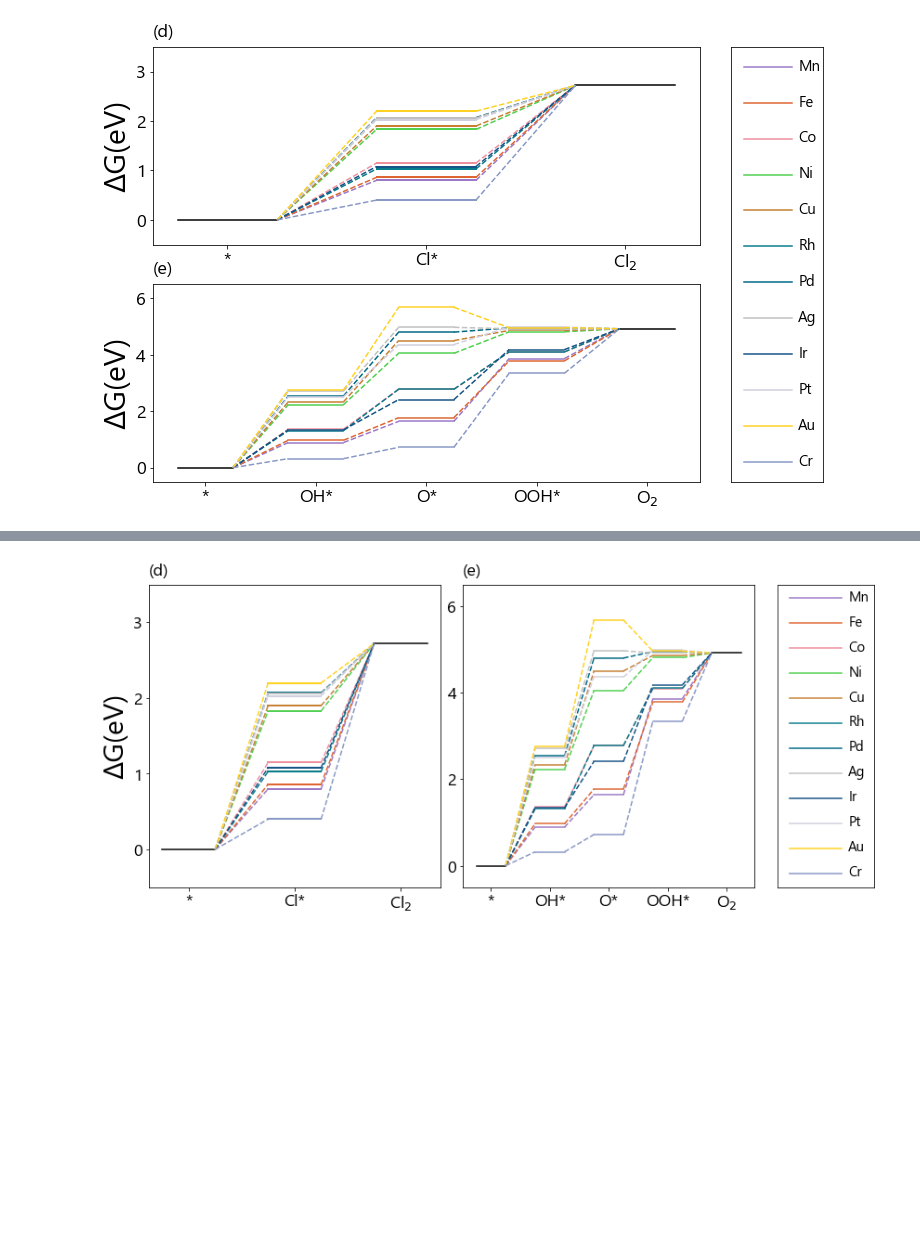
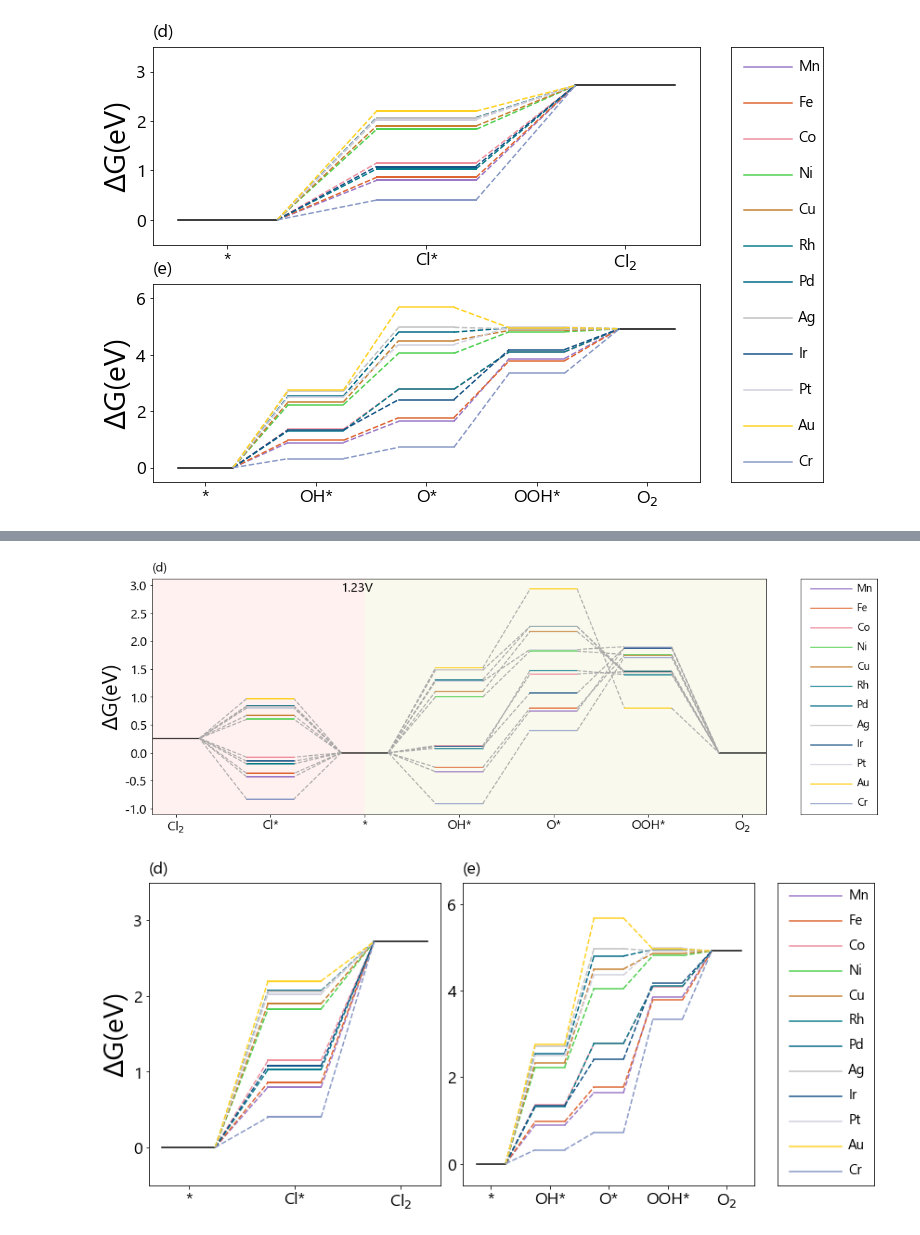
Before and after one commit to hjyang2798/CER_repository_CCEL, a Jupyter notebook: figure_add.ipynb, the cells around one changed output, grey strips where cells are left out. Cells and saved outputs as stored; diff of their text form; code cells hidden in the pictures; blank space fills up the shorter version.

```diff
--- a/figure_add.ipynb
+++ b/figure_add.ipynb
@@ -414,0 +501,91 @@ for i, value in enumerate(df_n4.values) :
+# %%
+voltage = 1.23 # V
+OER_bgcolor = 'beige'
+CER_bgcolor = 'mistyrose'
+
+
+
+
+fig = plt.figure(figsize=(18,6))
+
+gs = gridspec.GridSpec(nrows=1, # row 몇 개
+                       ncols=2, # col 몇 개
+                       width_ratios=[16,2]
+                      )
+ax1 = fig.add_subplot(gs[0,0])
+ax3 = fig.add_subplot(gs[0,1])
+ax3.tick_params(labelcolor='w', top=False, bottom=False, left=False, right=False)
+
+fig.subplots_adjust(wspace=0.1)
+
+ax1.set_xticks([-3.5,-1.5,0.5,2.5,4.5,6.5,8.5])
+ax1.set_xticklabels(['Cl$_2$','Cl*','*','OH*','O*','OOH*','O$_2$'], fontproperties=prop3)
+
+
+# background 색깔지정
+ax1.margins(0) # remove default margins (matplotlib verision 2+)
+
+ax1.axvspan(-4,.5, facecolor=CER_bgcolor, alpha=0.5)
+ax1.axvspan(.5, 9, facecolor=OER_bgcolor , alpha=0.5)
+
+
+ax1.set_title("(d)",loc='left', fontproperties=prop3,pad=10)
+#ax2.set_title("(e)",loc='left', fontproperties=prop3,pad=10)
+
+ax1.set_ylabel("ΔG(eV)", fontproperties=prop4)
+#ax2.set_ylabel("ΔG(eV)", fontproperties=prop4)
+
+
+# CER 및 OER initial, final 표시
+CER_fin = 2.72 - 2*voltage
+OER_fin = (1.23-voltage)*4
+
+ax1.plot([-3,-4],[CER_fin,CER_fin],c='black')
+ax1.plot([0,1],[0,0],c='black')
+ax1.plot([8,9],[OER_fin,OER_fin],c='black')
+
+minmax = [0]
+
+# CER/OER plot
+for i, value in enumerate(df_n4.values) :
+    for j in color_code :
+        if value[1] == j[0] :
+            color = j[1]
+
+    # CER step
+    CER_step1 = value[2]-voltage
+
+    ax1.plot([0,-1],[0,CER_step1],'--' , c = 'darkgray')
+    ax1.plot([-1,-2],[CER_step1,CER_step1],c = color, linewidth=2)
+    ax1.plot([-2,-3],[CER_step1,CER_fin],'--', c = 'darkgray')
+
+    #OER step
+    OER_step1 = value[3] - voltage
+    OER_step2 = value[4] - OER_step1 - voltage
+    OER_step3 = value[5] - OER_step2 - voltage
+
+    ax1.plot([1,2],[0,OER_step1],'--' , c = 'darkgray')
+    ax1.plot([2,3],[OER_step1,OER_step1] , c = color)
+    ax1.plot([3,4],[OER_step1,OER_step2],'--', c = 'darkgray')
+    ax1.plot([4,5],[OER_step2,OER_step2] , c = color)
+    ax1.plot([5,6],[OER_step2,OER_step3],'--', c = 'darkgray')
+    ax1.plot([6,7],[OER_step3,OER_step3] , c = color)
+    ax1.plot([7,8],[OER_step3,OER_fin] ,'--', c = 'darkgray')
+
+    appendlist = [CER_step1,CER_fin,OER_step1,OER_step2,OER_step3,OER_fin]
+    for j in appendlist : minmax.append(j)
+
+    # metal 색깔 지정
+    ax3.plot([0.2,1],[12-i,12-i],c = color)
+    ax3.text(1.1,(12-i)-0.1,value[1],fontproperties=prop2)
+
+ax3.set_xlim(0,1.5)
+
+# ytick, ylim 지정. ylim은 max값과 min값 차이 + 5%
+rg = abs(np.min(np.array(minmax))) +abs(np.max(np.array(minmax)))
+ax1.set_ylim(np.min(np.array(minmax))-0.05*rg,np.max(np.array(minmax))+0.05*rg)
+ax1.set_yticks(np.arange(np.floor(np.min(np.array(minmax))),np.ceil(np.max(np.array(minmax)))+1e-5,0.5))
+ax1.set_yticklabels(np.arange(np.floor(np.min(np.array(minmax))),np.ceil(np.max(np.array(minmax)))+1e-5,0.5), fontproperties=prop3)
+
+ax1.text(0,np.max(np.array(minmax)) - 0.01*rg ,str(voltage)+'V',fontproperties=prop3  )
+# %% [output]
@@ -415,3 +593,4 @@ for i, value in enumerate(df_n4.values) :
+[figure, added]
 # %%
 
 
```
Also changed, not shown: parts of 2 cells of this notebook.
